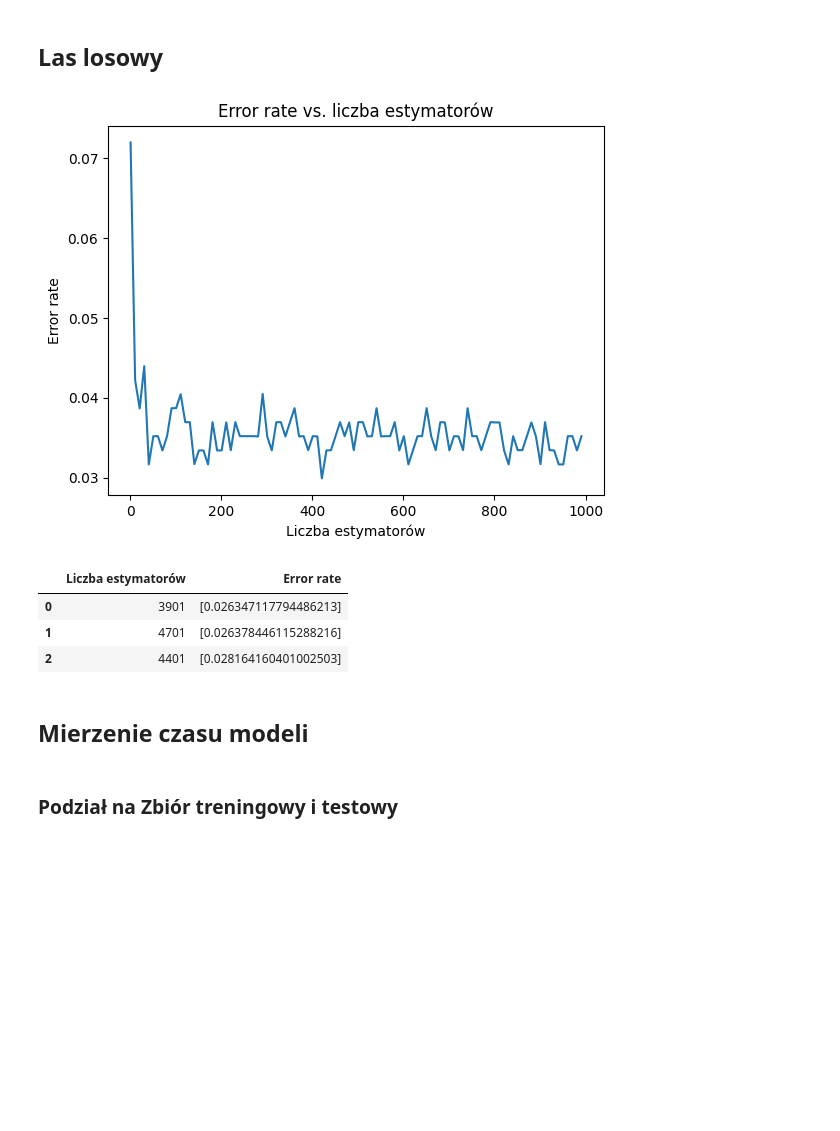
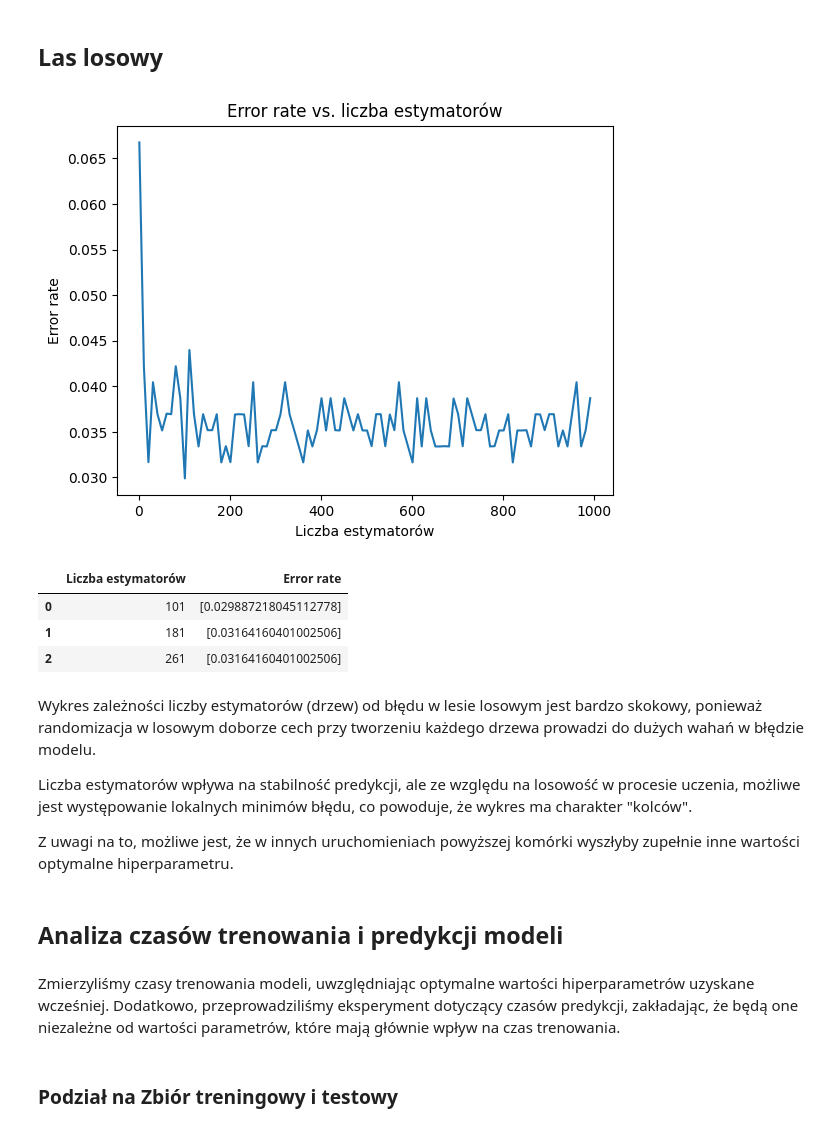
Before and after one commit to mbo009/UMA-Projekt, a Jupyter notebook: docs/main.ipynb, the cells around one changed output. Drawn from its saved outputs; the diff is of its cells as text; code cells hidden in the pictures; blank space fills up the shorter version.

```diff
--- a/docs/main.ipynb
+++ b/docs/main.ipynb
@@ -78,24 +162,32 @@ df
 # %%
 n_estimators_list = list(range(1, 1000)[::10])
 error_rates = compare_hyperparams(RandomForest, n_estimators_list, X, Y)
 
 plt.plot(n_estimators_list, error_rates)
 plt.xlabel("Liczba estymatorów")
 plt.ylabel("Error rate")
 plt.title("Error rate vs. liczba estymatorów")
 plt.show()
 
-best_rf_params = heapq.nsmallest(3, zip(n_estimators_list, error_rates), key=lambda x: x[1])
-df = pd.DataFrame(best_mlp_params, columns=["Liczba estymatorów", "Error rate"])
+rf_best_params = heapq.nsmallest(3, zip(n_estimators_list, error_rates), key=lambda x: x[1])
+df = pd.DataFrame(rf_best_params, columns=["Liczba estymatorów", "Error rate"])
 df
 # %% [output]
-[figure, old version]
+[figure, new version]
 |  | Liczba estymatorów | Error rate |
-| 0 | 3901 | [0.026347117794486213] |
-| 1 | 4701 | [0.026378446115288216] |
-| 2 | 4401 | [0.028164160401002503] |
+| 0 | 101 | [0.029887218045112778] |
+| 1 | 181 | [0.03164160401002506] |
+| 2 | 261 | [0.03164160401002506] |
-# %% [markdown]
-## Mierzenie czasu modeli
+# %% [markdown]
+Wykres zależności liczby estymatorów (drzew) od błędu w lesie losowym jest bardzo skokowy, ponieważ randomizacja w losowym doborze cech przy tworzeniu każdego drzewa prowadzi do dużych wahań w błędzie modelu.
+
+Liczba estymatorów wpływa na stabilność predykcji, ale ze względu na losowość w procesie uczenia, możliwe jest występowanie lokalnych minimów błędu, co powoduje, że wykres ma charakter "kolców".
+
+Z uwagi na to, możliwe jest, że w innych uruchomieniach powyższej komórki wyszłyby zupełnie inne wartości optymalne hiperparametru.
+# %% [markdown]
+## Analiza czasów trenowania i predykcji modeli
+# %% [markdown]
+Zmierzyliśmy czasy trenowania modeli, uwzględniając optymalne wartości hiperparametrów uzyskane wcześniej. Dodatkowo, przeprowadziliśmy eksperyment dotyczący czasów predykcji, zakładając, że będą one niezależne od wartości parametrów, które mają głównie wpływ na czas trenowania.
 # %% [markdown]
 ### Podział na Zbiór treningowy i testowy
 # %%
```
Also changed, not shown: parts of 31 cells of this notebook, 2 other files.
